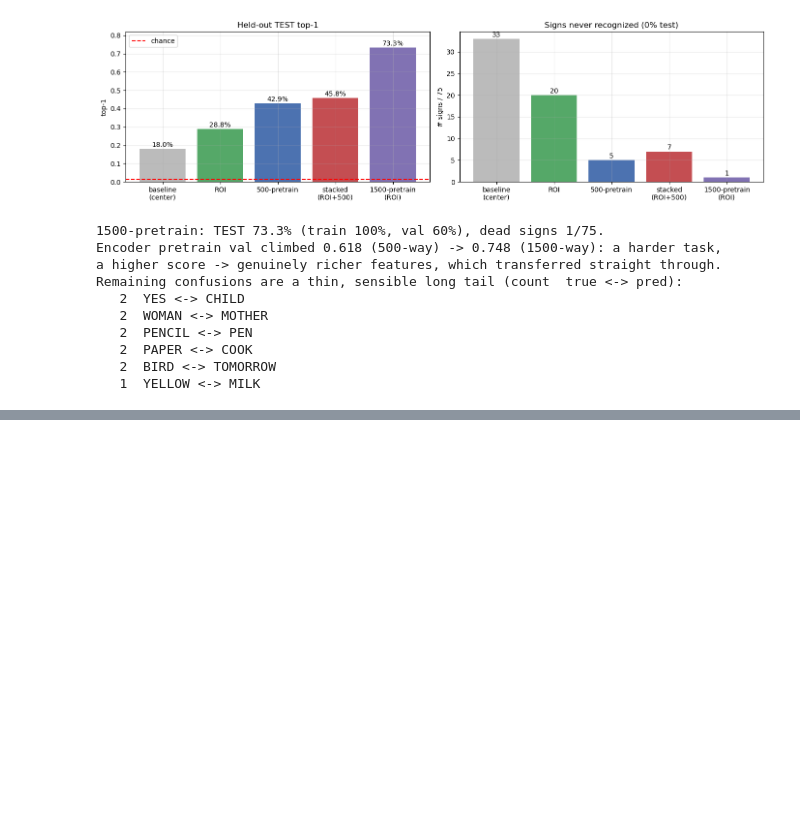
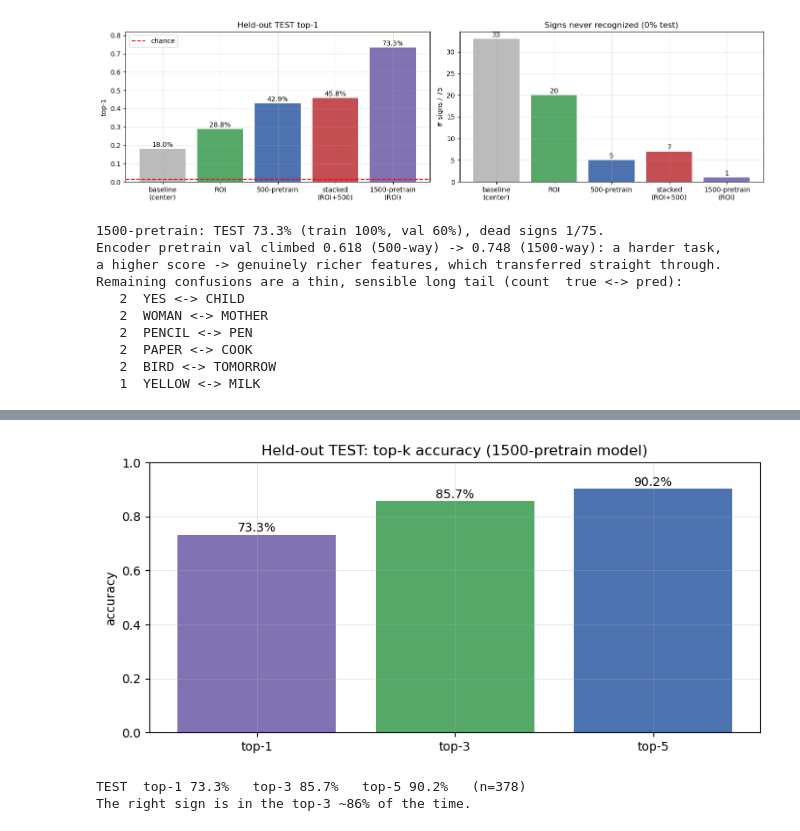
Before and after one commit to rikkiiwang/asl-learning, a Jupyter notebook: model/notebooks/model_story.ipynb, the cells around one changed output, grey strips where cells are left out. Saved outputs shown, nothing was run; the diff lists cells and outputs as text; code cells hidden in the pictures; blank space fills up the shorter version.

Commit message:
docs(story): add top-3 metric (test top-3 85.7% vs top-1 73.3%)
Top-k cell + bar chart for the 1500 model; §9 notes the app uses the top-3 bar.

Co-Authored-By: Claude Opus 4.7 <noreply@anthropic.com>

```diff
--- a/model/notebooks/model_story.ipynb
+++ b/model/notebooks/model_story.ipynb
@@ -395,3 +401,29 @@ Remaining confusions are a thin, sensible long tail (count  true <-> pred):
+# %%
+from torch.utils.data import DataLoader
+from asl.dataset import ClipDataset
+_dev = 'mps' if torch.backends.mps.is_available() else ('cuda' if torch.cuda.is_available() else 'cpu')
+_m, _ = analysis.load_model('artifacts/checkpoints/finetune_1500/best.pt', len(labels))
+_m.to(_dev).eval()
+def _topk(split):
+    ds = ClipDataset('artifacts/cache/clips_roi.npz', split, 'artifacts/manifest/norm_roi.json', train=False)
+    n = c1 = c3 = c5 = 0
+    with torch.no_grad():
+        for x, y in DataLoader(ds, 64, num_workers=0):
+            tk = _m(x.to(_dev)).cpu().topk(5, 1).indices
+            for i in range(len(y)):
+                t = int(y[i]); n += 1
+                c1 += int(tk[i, 0] == t); c3 += int(t in tk[i, :3].tolist()); c5 += int(t in tk[i, :5].tolist())
+    return n, c1 / n, c3 / n, c5 / n
+n, a1, a3, a5 = _topk('test')
+plt.bar(['top-1', 'top-3', 'top-5'], [a1, a3, a5], color=['#8172b3', '#55a868', '#4c72b0'])
+for i, v in enumerate([a1, a3, a5]): plt.text(i, v + .012, f'{v:.1%}', ha='center')
+plt.title('Held-out TEST: top-k accuracy (1500-pretrain model)'); plt.ylim(0, 1); plt.ylabel('accuracy'); plt.show()
+print('TEST  top-1 %.1f%%   top-3 %.1f%%   top-5 %.1f%%   (n=%d)' % (100*a1, 100*a3, 100*a5, n))
+print('The right sign is in the top-3 ~%.0f%% of the time.' % (100*a3))
+# %% [output]
+[figure, added]
+TEST  top-1 73.3%   top-3 85.7%   top-5 90.2%   (n=378)
+The right sign is in the top-3 ~86% of the time.
 # %% [markdown]
 ## 9. Where we landed
 
```
Also changed, not shown: parts of 2 cells of this notebook, 2 other files.
